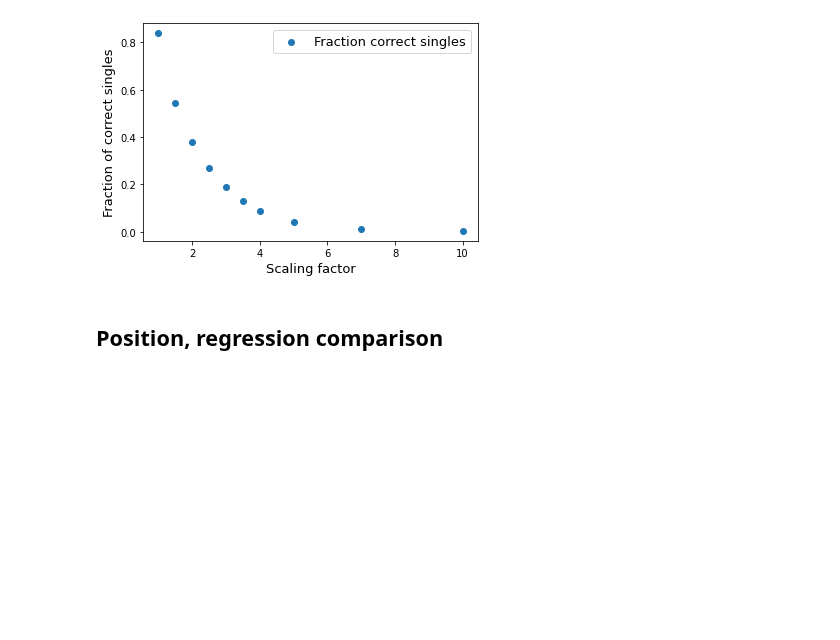
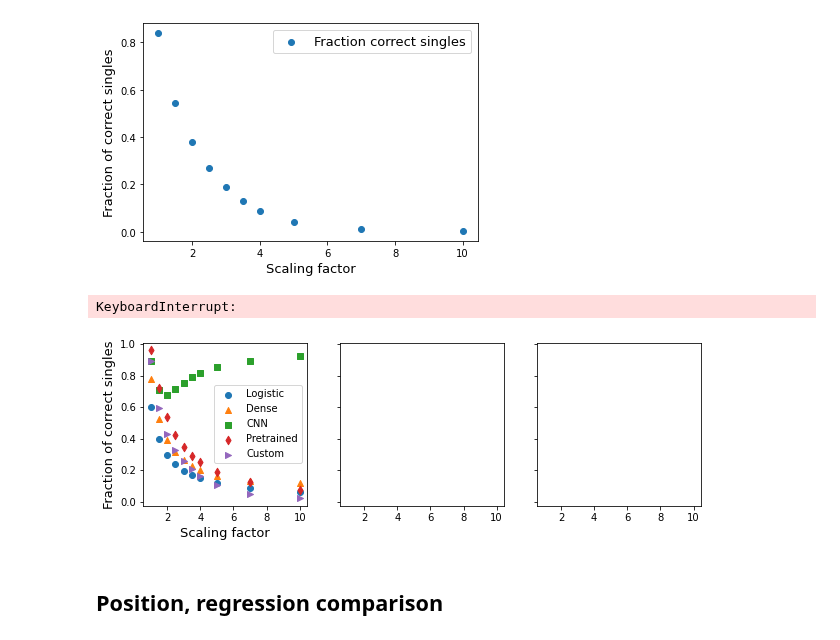
Before and after one commit to geirtul/master_analysis, a Jupyter notebook: notebooks/exploration/data_exploration_anodedata.ipynb, the cells around one changed output. Drawn from its saved outputs; the diff is of its cells as text; code cells hidden in the pictures; blank space fills up the shorter version.

Commit message:
Update data exploration notebook for upcoming plot

```diff
--- a/notebooks/exploration/data_exploration_anodedata.ipynb
+++ b/notebooks/exploration/data_exploration_anodedata.ipynb
@@ -238,0 +263,31 @@ plt.savefig(THESIS_PATH + section_path + "simulated_scaled_intensity.pdf")
+# %%
+for model_type, ex_id in experiments_nomod.items():
+    predicted_singles_nomod[model_type] = []
+    if model_type in ['logistic', 'dense']:
+        tmp_img = images_sim[single_sim].reshape(single_sim.shape[0], 256)
+    elif model_type == 'pretrained':
+        tmp_img = np.concatenate((images_sim[single_sim], images_sim[single_sim], images_sim[single_sim]), axis=-1)
+    else:
+        tmp_img = images_sim[single_sim]
+    model = tf.keras.models.load_model(REPO_ROOT + "models/" + ex_id + ".h5", compile=False)
+    for a in a_factors:
+        pred = model.predict(tmp_img*a)
+        pred_s = np.sum((pred <= 0.5).astype(int))
+        predicted_singles_nomod[model_type].append(pred_s/single_sim.shape[0])
+# %%
+
+for model_type, ex_id in experiments_pixelmod.items():
+    predicted_singles_pixelmod[model_type] = []
+    if model_type in ['logistic', 'dense']:
+        tmp_img = images_sim[single_sim].reshape(single_sim.shape[0], 256)
+    elif model_type == 'pretrained':
+        tmp_img = np.concatenate((images_sim[single_sim], images_sim[single_sim], images_sim[single_sim]), axis=-1)
+    else:
+        tmp_img = images_sim[single_sim]
+    model = tf.keras.models.load_model(REPO_ROOT + "models/" + ex_id + ".h5", compile=False)
+    for a in a_factors:
+        pred = model.predict(tmp_img*a)
+        pred_s = np.sum((pred <= 0.5).astype(int))
+        predicted_singles_pixelmod[model_type].append(pred_s/single_sim.shape[0])
+# %% [output]
+KeyboardInterrupt:
@@ -239,3 +308,35 @@ plt.savefig(THESIS_PATH + section_path + "simulated_scaled_intensity.pdf")
+# %%
+plot_legend = {
+    'logistic': "Logistic",
+    'dense': "Dense",
+    'cnn': "CNN",
+    'pretrained': "Pretrained",
+    'custom': "Custom",
+}
+plot_marker = {
+    'logistic': 'o',
+    'dense': "^",
+    'cnn': "s",
+    'pretrained': "d",
+    'custom': ">",
+}
+test_dict = {
+    'logistic': [0.8, 0.7, 0.6, 0.5, 0.4, 0.3, 0.2, 0.2, 0.2, 0.1],
+    'dense': [0.8, 0.7, 0.7, 0.7, 0.4, 0.3, 0.2, 0.2, 0.2, 0.1],
+    'cnn': [0.8, 0.7, 0.6, 0.5, 0.4, 0.3, 0.2, 0.2, 0.2, 0.1],
+    'pretrained': [0.8, 0.7, 0.6, 0.2, 0.2, 0.2, 0.2, 0.2, 0.2, 0.1],
+    'custom': [0.8, 0.7, 0.6, 0.5, 0.1, 0.2, 0.1, 0.0, 0.0, 0.0],
+}
+fig, ax = plt.subplots(1,3,figsize=(10, 3), sharex=True, sharey=True)
+for k, v in predicted_singles_nomod.items():
+    ax[0].scatter(a_factors, v, label=plot_legend[k], marker=plot_marker[k])
+    ax[0].set_xlabel("Scaling factor", fontsize=13)
+    ax[0].set_ylabel("Fraction of correct singles", fontsize=13)
+    ax[0].legend()
+
+#fig.savefig(THESIS_PATH + section_path + "simulated_scaled_intensity.pdf")
+# %% [output]
+[figure, added]
 # %% [markdown]
 ## Position, regression comparison
 # %%
```
Also changed, not shown: parts of 7 cells of this notebook.
